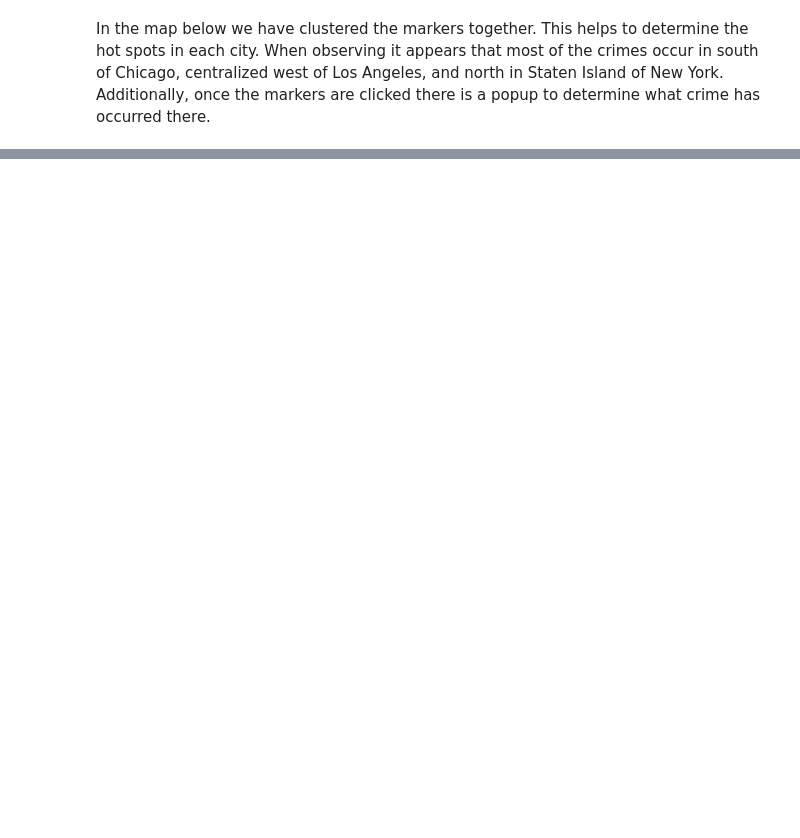
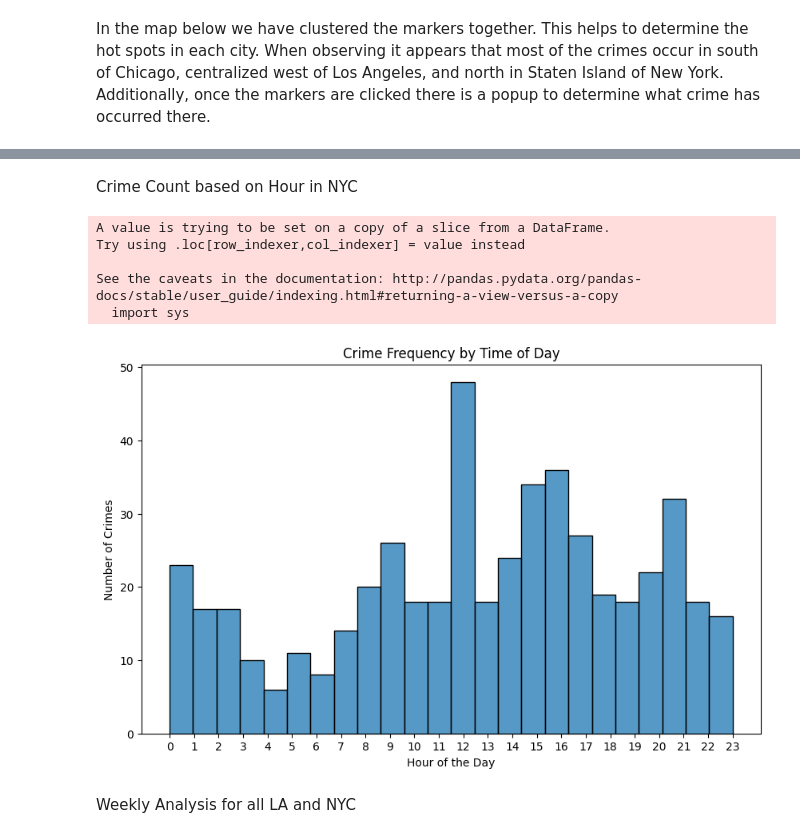
Before and after one commit to aya-rodgers97/Crime-Project-Tools-1, a Jupyter notebook: project_paper.ipynb, the cells around one changed output, grey strips where cells are left out. Cells and saved outputs as stored; diff of their text form; code cells hidden in the pictures; blank space fills up the shorter version.

```diff
--- a/project_paper.ipynb
+++ b/project_paper.ipynb
@@ -378,0 +441,31 @@ la_map2
+# %% [markdown]
+Crime Count based on Hour in NYC
+# %%
+#BY HOUR ONLY FOR NYC
+
+# Filtering out data for cities other than Chicago and Los Angeles
+data_without_chicago_la = data[~data['City'].isin(['CHI', 'LA'])]
+
+# Creating a new column 'Hour' to store the hour of the crime
+data_without_chicago_la['Hour'] = pd.to_datetime(data_without_chicago_la['Time']).dt.hour
+
+
+# Plotting the distribution of crime types by time of day for each city (excluding Chicago and Los Angeles)
+for city in data_without_chicago_la['City'].unique():
+    city_data = data_without_chicago_la[data_without_chicago_la['City'] == city]
+    plt.figure(figsize=(10, 6))
+    sns.histplot(city_data['Hour'], bins=24, kde=False)
+    plt.title(f'Crime Frequency by Time of Day')
+    plt.xlabel('Hour of the Day')
+    plt.ylabel('Number of Crimes')
+    plt.xticks(range(0, 24))
+    plt.show()
+# %% [output]
+A value is trying to be set on a copy of a slice from a DataFrame.
+Try using .loc[row_indexer,col_indexer] = value instead
+
+See the caveats in the documentation: http://pandas.pydata.org/pandas-docs/stable/user_guide/indexing.html#returning-a-view-versus-a-copy
+  import sys
+[figure, added]
+# %% [markdown]
+Weekly Analysis for all LA and NYC
```
Also changed, not shown: parts of 16 cells of this notebook.
